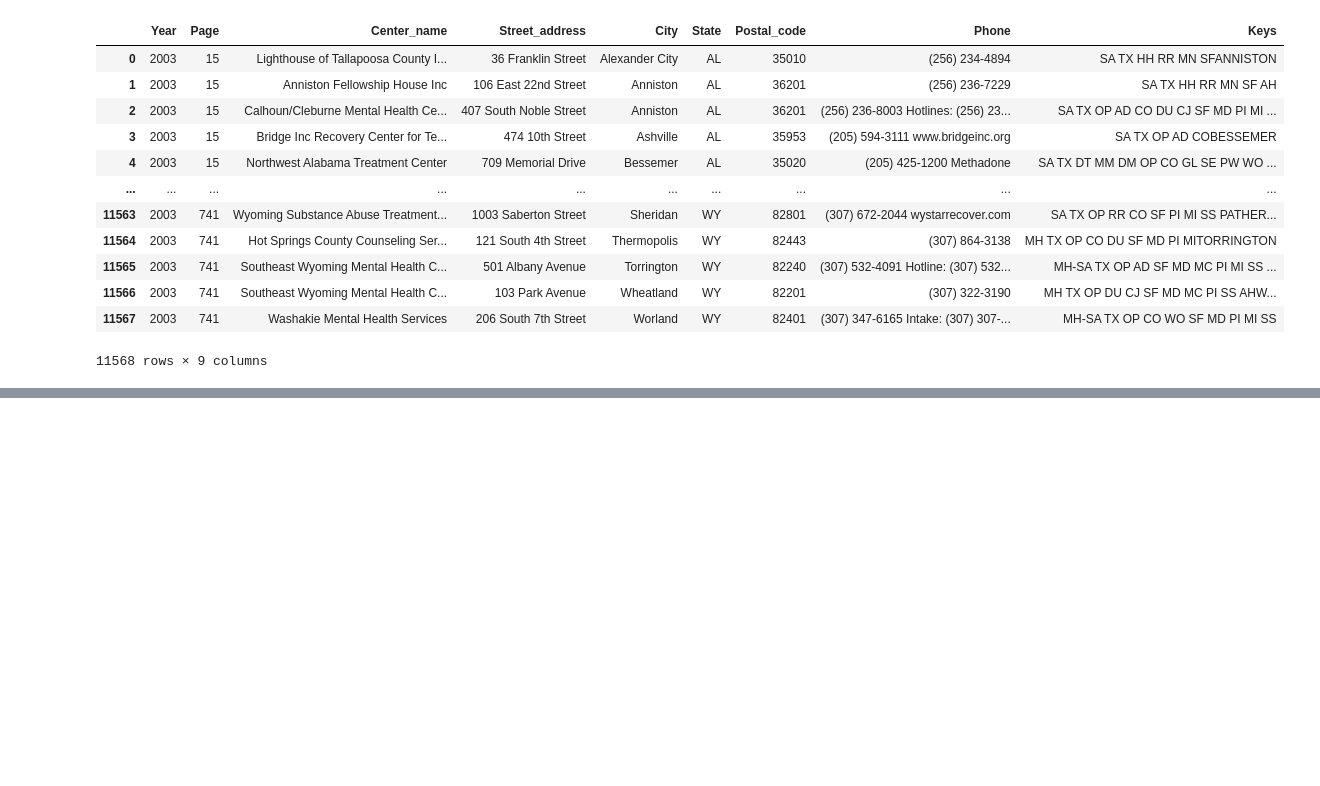
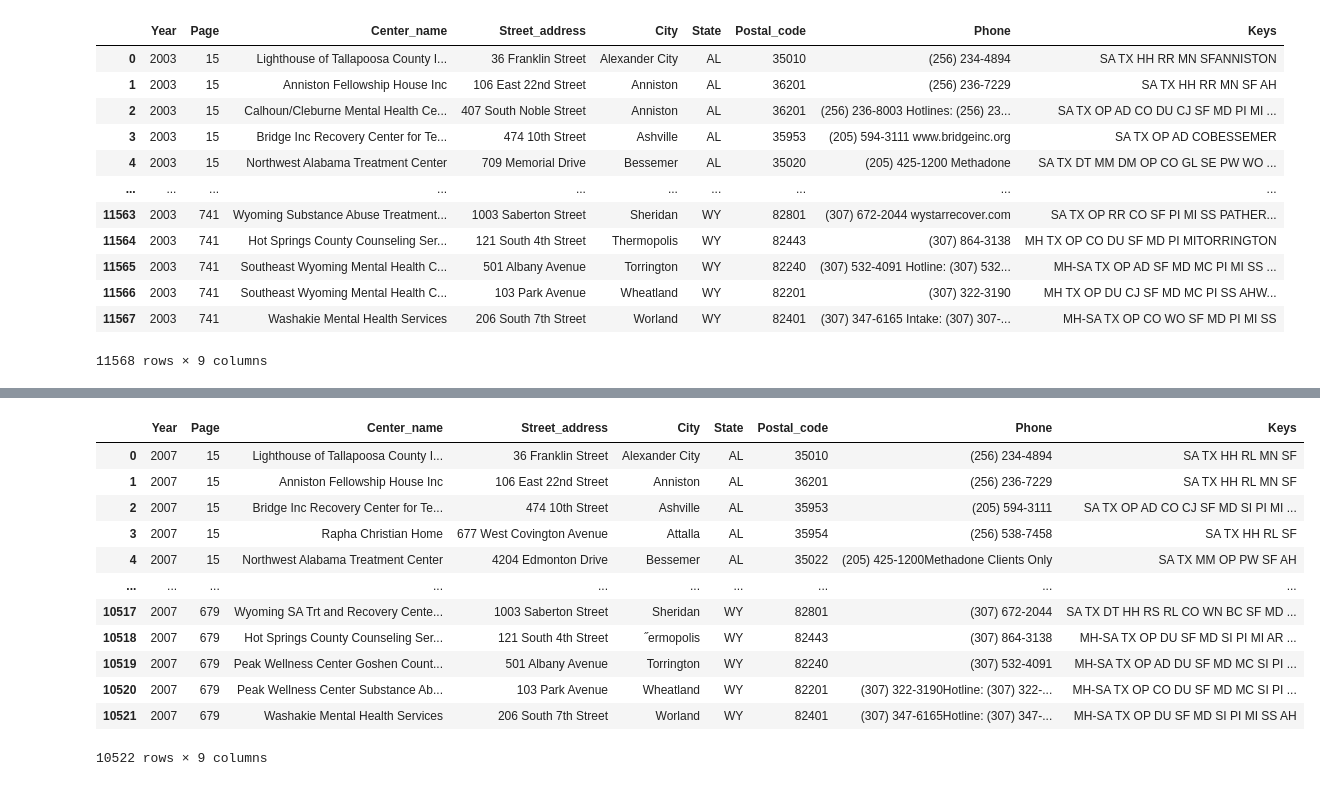
Before and after one commit to GeoDaCenter/opioid-policy-scan, a Jupyter notebook: MOUD_scraping/data_summary.ipynb, the cells around one changed output, grey strips where cells are left out. Cells and saved outputs as stored; diff of their text form; code cells hidden in the pictures; blank space fills up the shorter version.

```diff
--- a/MOUD_scraping/data_summary.ipynb
+++ b/MOUD_scraping/data_summary.ipynb
@@ -73,0 +91,18 @@ df2003_Methadone
+# %%
+year = 2007
+df2007 = pd.read_csv("{0}/{0}.csv".format(year))
+df2007
+# %% [output]
+|  | Year | Page | Center_name | Street_address | City | State | Postal_code | Phone | Keys |
+| 0 | 2007 | 15 | Lighthouse of Tallapoosa County I... | 36 Franklin Street | Alexander City | AL | 35010 | (256) 234-4894 | SA TX HH RL MN SF |
+| 1 | 2007 | 15 | Anniston Fellowship House Inc | 106 East 22nd Street | Anniston | AL | 36201 | (256) 236-7229 | SA TX HH RL MN SF |
+| 2 | 2007 | 15 | Bridge Inc Recovery Center for Te... | 474 10th Street | Ashville | AL | 35953 | (205) 594-3111 | SA TX OP AD CO CJ SF MD SI PI MI ... |
+| 3 | 2007 | 15 | Rapha Christian Home | 677 West Covington Avenue | Attalla | AL | 35954 | (256) 538-7458 | SA TX HH RL SF |
+| 4 | 2007 | 15 | Northwest Alabama Treatment Center | 4204 Edmonton Drive | Bessemer | AL | 35022 | (205) 425-1200Methadone Clients Only | SA TX MM OP PW SF AH |
+| ... | ... | ... | ... | ... | ... | ... | ... | ... | ... |
+| 10517 | 2007 | 679 | Wyoming SA Trt and Recovery Cente... | 1003 Saberton Street | Sheridan | WY | 82801 | (307) 672-2044 | SA TX DT HH RS RL CO WN BC SF MD ... |
+| 10518 | 2007 | 679 | Hot Springs County Counseling Ser... | 121 South 4th Street | ˝ermopolis | WY | 82443 | (307) 864-3138 | MH-SA TX OP DU SF MD SI PI MI AR ... |
+| 10519 | 2007 | 679 | Peak Wellness Center Goshen Count... | 501 Albany Avenue | Torrington | WY | 82240 | (307) 532-4091 | MH-SA TX OP AD DU SF MD MC SI PI ... |
+| 10520 | 2007 | 679 | Peak Wellness Center Substance Ab... | 103 Park Avenue | Wheatland | WY | 82201 | (307) 322-3190Hotline: (307) 322-... | MH-SA TX OP CO DU SF MD MC SI PI ... |
+| 10521 | 2007 | 679 | Washakie Mental Health Services | 206 South 7th Street | Worland | WY | 82401 | (307) 347-6165Hotline: (307) 347-... | MH-SA TX OP DU SF MD SI PI MI SS AH |
+10522 rows × 9 columns
```
Also changed, not shown: parts of 22 cells of this notebook.
